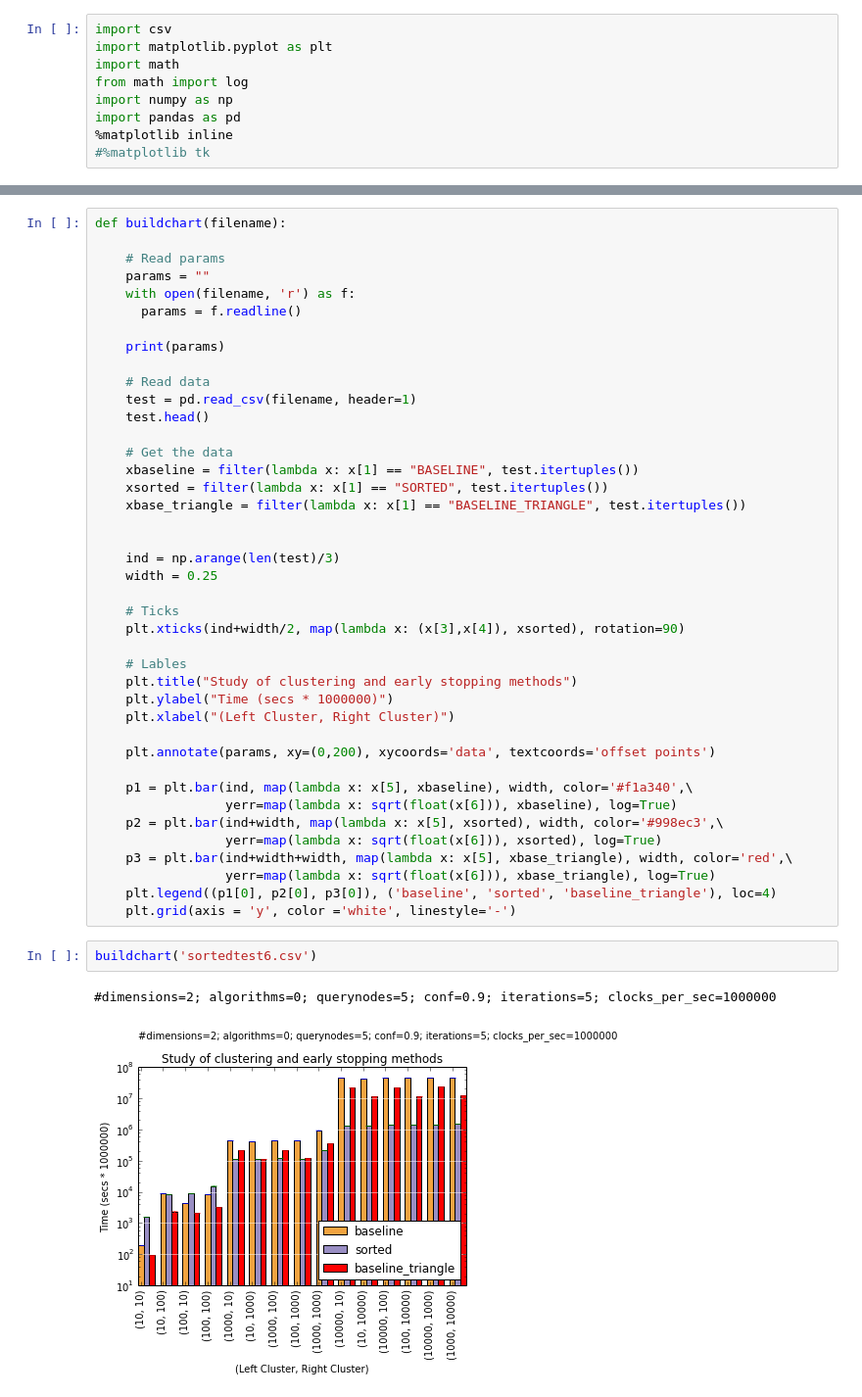
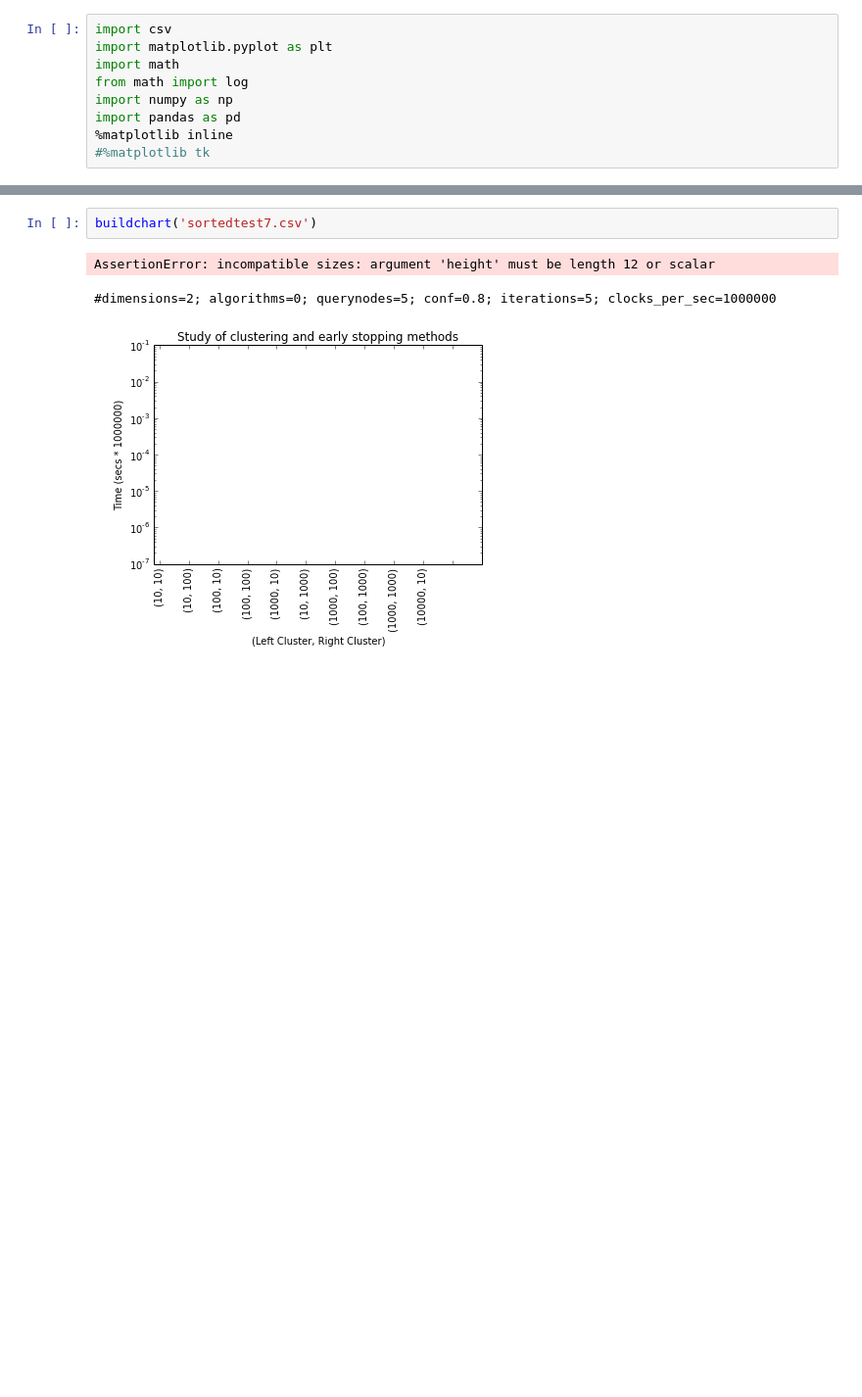
Before and after one commit to cegme/qdstreaming, a Jupyter notebook: code/c/clusteringtest.ipynb, the cells around one changed output, grey strips where cells are left out. Shown: that part at 98% size. Drawn from its saved outputs; the diff is of its cells as text; blank space fills up the shorter version.

```diff
--- a/code/c/clusteringtest.ipynb
+++ b/code/c/clusteringtest.ipynb
@@ -79,46 +109,6 @@ AssertionError: incompatible sizes: argument 'height' must be length 18 or scala
-# %%
-def buildchart(filename):
-
-    # Read params
-    params = ""
-    with open(filename, 'r') as f:
-      params = f.readline()
-
-    print(params)
-
-    # Read data
-    test = pd.read_csv(filename, header=1)
-    test.head()
-
-    # Get the data
-    xbaseline = filter(lambda x: x[1] == "BASELINE", test.itertuples())
-    xsorted = filter(lambda x: x[1] == "SORTED", test.itertuples())
-    xbase_triangle = filter(lambda x: x[1] == "BASELINE_TRIANGLE", test.itertuples())
-
-
-    ind = np.arange(len(test)/3)
-    width = 0.25
-
-    # Ticks
-    plt.xticks(ind+width/2, map(lambda x: (x[3],x[4]), xsorted), rotation=90)
-
-    # Lables
-    plt.title("Study of clustering and early stopping methods")
-    plt.ylabel("Time (secs * 1000000)")
-    plt.xlabel("(Left Cluster, Right Cluster)")
-
-    plt.annotate(params, xy=(0,200), xycoords='data', textcoords='offset points')
-
-    p1 = plt.bar(ind, map(lambda x: x[5], xbaseline), width, color='#f1a340',\
-                 yerr=map(lambda x: sqrt(float(x[6])), xbaseline), log=True)
-    p2 = plt.bar(ind+width, map(lambda x: x[5], xsorted), width, color='#998ec3',\
-                 yerr=map(lambda x: sqrt(float(x[6])), xsorted), log=True)
-    p3 = plt.bar(ind+width+width, map(lambda x: x[5], xbase_triangle), width, color='red',\
-                 yerr=map(lambda x: sqrt(float(x[6])), xbase_triangle), log=True)
-    plt.legend((p1[0], p2[0], p3[0]), ('baseline', 'sorted', 'baseline_triangle'), loc=4)
-    plt.grid(axis = 'y', color ='white', linestyle='-')
 # %%
-buildchart('sortedtest6.csv')
+buildchart('sortedtest7.csv')
 # %% [output]
-#dimensions=2; algorithms=0; querynodes=5; conf=0.9; iterations=5; clocks_per_sec=1000000
+AssertionError: incompatible sizes: argument 'height' must be length 12 or scalar
+#dimensions=2; algorithms=0; querynodes=5; conf=0.8; iterations=5; clocks_per_sec=1000000
-[figure, old version]
+[figure, new version]
```
Also changed, not shown: parts of 3 cells of this notebook, 9 other files.
